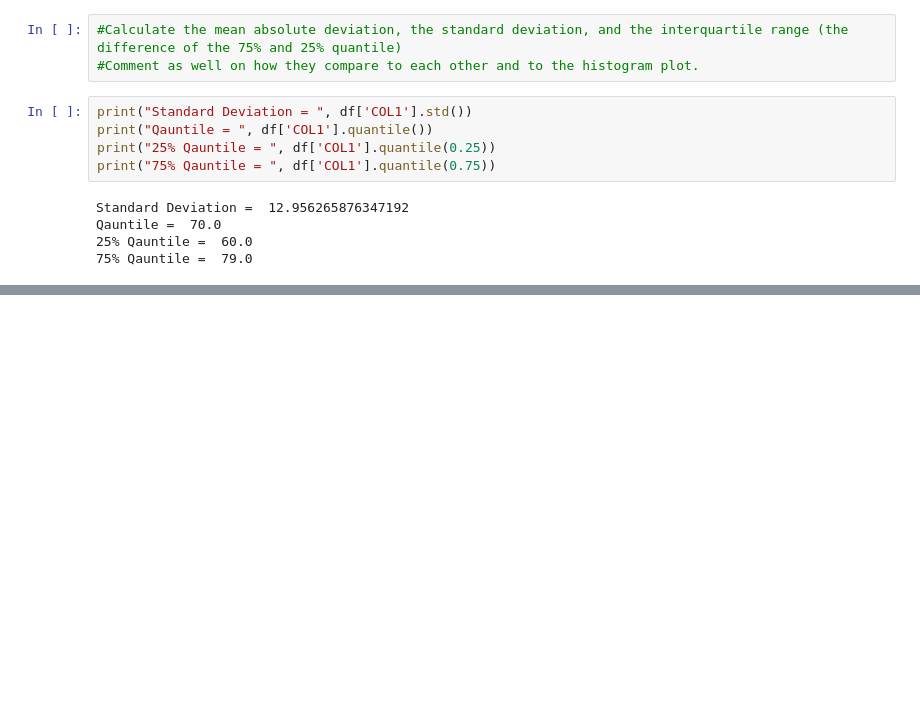
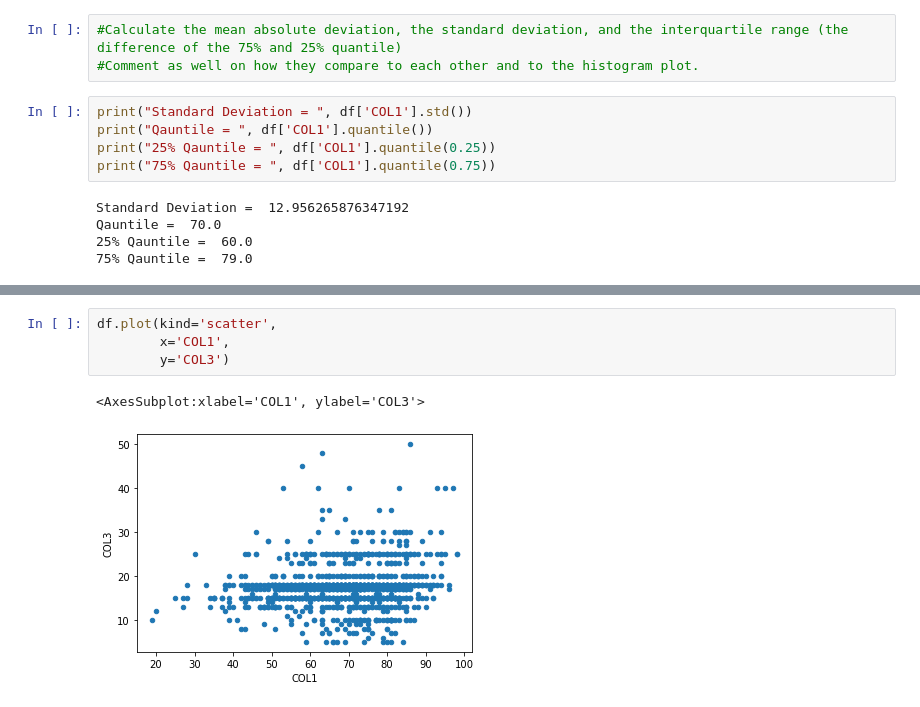
Before and after one commit to leozitopaiva/csx4501, a Jupyter notebook: assignment-05-Leonardo Paiva.ipynb, the cells around one changed output, grey strips where cells are left out. Drawn from its saved outputs; the diff is of its cells as text; blank space fills up the shorter version.

```diff
--- a/assignment-05-Leonardo Paiva.ipynb
+++ b/assignment-05-Leonardo Paiva.ipynb
@@ -71,0 +120,7 @@ Qauntile =  70.0
+# %%
+df.plot(kind='scatter',
+        x='COL1',
+        y='COL3')
+# %% [output]
+<AxesSubplot:xlabel='COL1', ylabel='COL3'>
+[figure, added]
```
Also changed, not shown: parts of 9 cells of this notebook.
